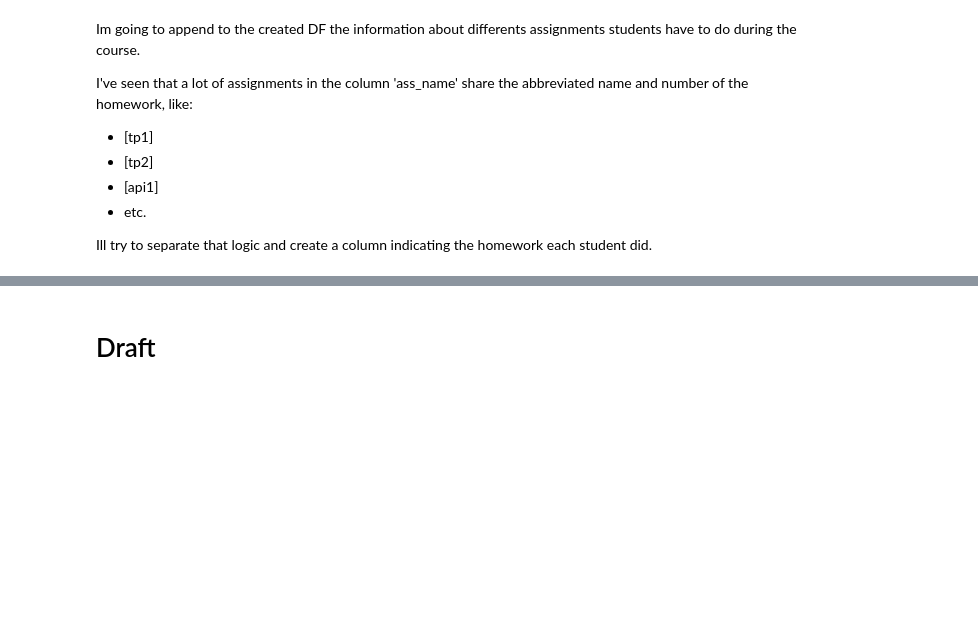
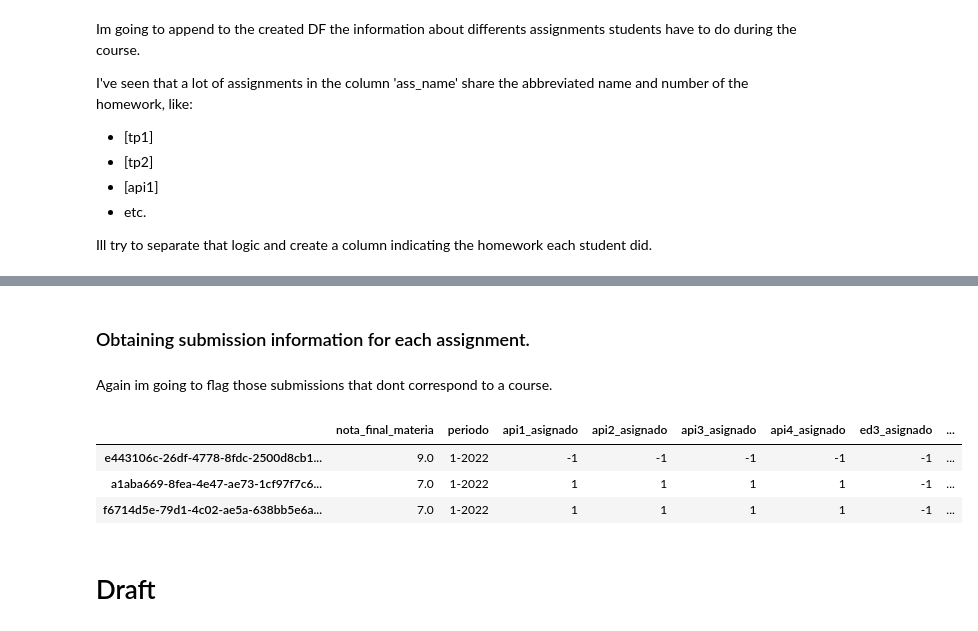
Before and after one commit to bautidea/course_approve_detection, a Jupyter notebook: notebok.ipynb, the cells around one changed output, grey strips where cells are left out. Cells and saved outputs as stored; diff of their text form; code cells hidden in the pictures; blank space fills up the shorter version.

```diff
--- a/notebok.ipynb
+++ b/notebok.ipynb
@@ -532,4 +439,0 @@ student_df[conditions_null_submission]
-# %%
-mask = student_df['index'] == '497e68aa-975e-467a-92c8-4cb598558561/a8c25bca-c5e5-4225-b51e-f61468d20386'
-b = student_df['ass_type'].notnull()
-student_df[mask&b]
@@ -592,3 +513,38 @@ data
+# %% [markdown]
+### Obtaining submission information for each assignment.
+# %%
+submitted_ass_df = student_df[['index', 'submitted_ass']].copy()
+# Ill replace other kind of assignments (otros_trabajos) with nans, because im going to cross if each
+# important assignment has been delivered and the amount of time they were delivered.
+submitted_ass_df['submitted_ass'] = submitted_ass_df['submitted_ass'].replace('otros_trabajos', np.nan)
+
+submitted_ass_df = submitted_ass_df.groupby(['index', 'submitted_ass']).size().reset_index()
+
+# Creating a pivot table in order to transform the different assignments into columns.
+submitted_ass_df = submitted_ass_df.pivot(index='index', columns='submitted_ass', values=0).reset_index().rename_axis(None, axis=1)
+
+# Droping index col, and assigning it as index.
+submitted_ass_df.index = submitted_ass_df['index'].values
+submitted_ass_df.drop(columns='index', inplace=True)
+
+# Merging information.
+data = data.merge(submitted_ass_df, left_index=True, right_index=True, how='left')
+
+# Filling nans with 0, this means that the student has no information about that assessment.
+# And transforming type into int for those columns.
+for col in assessment_cols:
+    data[col] = data[col].fillna(0)
+    data[col] = data[col].astype(int)
+# %% [markdown]
+Again im going to flag those submissions that dont correspond to a course.
+# %%
+data = flag_unrequited_assignments(data,'presentado')
+data.sample(3)
+# %% [output]
+|  | nota_final_materia | periodo | api1_asignado | api2_asignado | api3_asignado | api4_asignado | ed3_asignado | ... |
+| e443106c-26df-4778-8fdc-2500d8cb1... | 9.0 | 1-2022 | -1 | -1 | -1 | -1 | -1 | ... |
+| a1aba669-8fea-4e47-ae73-1cf97f7c6... | 7.0 | 1-2022 | 1 | 1 | 1 | 1 | -1 | ... |
+| f6714d5e-79d1-4c02-ae5a-638bb5e6a... | 7.0 | 1-2022 | 1 | 1 | 1 | 1 | -1 | ... |
 # %% [markdown]
 # Draft
 # %%
```
Also changed, not shown: parts of 26 cells of this notebook.
